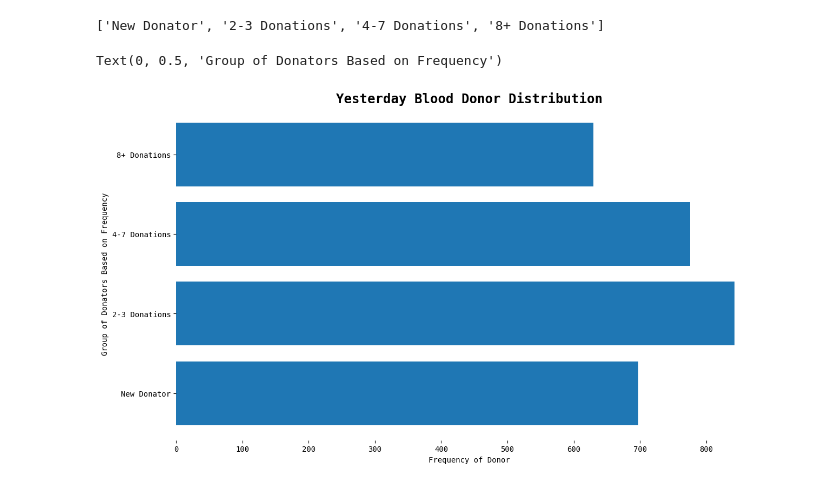
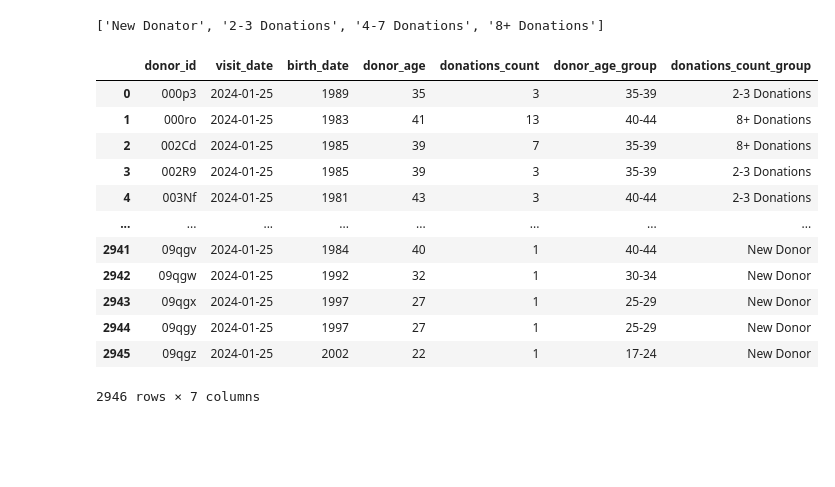
Before and after one commit to adleefuad/blood_donation, a Jupyter notebook: EDA.ipynb, the cells around one changed output. Cells and saved outputs as stored; diff of their text form; code cells hidden in the pictures; blank space fills up the shorter version.

```diff
--- a/EDA.ipynb
+++ b/EDA.ipynb
@@ -625,15 +625,3 @@ labels_latest = ['New Donator','2-3 Donations','4-7 Donations','8+ Donations']
 labels_latest
 # %% [output]
 ['New Donator', '2-3 Donations', '4-7 Donations', '8+ Donations']
-# %%
-#plot Horizontal Bar for the latest donations frequency
-fig,ax = plt.subplots(figsize=(14,8))
-plt.barh(labels_latest,values),
-
-plt.title('Yesterday Blood Donor Distribution',weight = 'bold',fontsize = 'xx-large')
-ax.set_frame_on(False)
-plt.xlabel('Frequency of Donor')
-plt.ylabel('Group of Donators Based on Frequency')
-# %% [output]
-Text(0, 0.5, 'Group of Donators Based on Frequency')
-[figure, removed]
@@ -641,0 +640,16 @@ Text(0, 0.5, 'Group of Donators Based on Frequency')
+# %%
+latest_donor
+# %% [output]
+|  | donor_id | visit_date | birth_date | donor_age | donations_count | donor_age_group | donations_count_group |
+| 0 | 000p3 | 2024-01-25 | 1989 | 35 | 3 | 35-39 | 2-3 Donations |
+| 1 | 000ro | 2024-01-25 | 1983 | 41 | 13 | 40-44 | 8+ Donations |
+| 2 | 002Cd | 2024-01-25 | 1985 | 39 | 7 | 35-39 | 8+ Donations |
+| 3 | 002R9 | 2024-01-25 | 1985 | 39 | 3 | 35-39 | 2-3 Donations |
+| 4 | 003Nf | 2024-01-25 | 1981 | 43 | 3 | 40-44 | 2-3 Donations |
+| ... | ... | ... | ... | ... | ... | ... | ... |
+| 2941 | 09qgv | 2024-01-25 | 1984 | 40 | 1 | 40-44 | New Donor |
+| 2942 | 09qgw | 2024-01-25 | 1992 | 32 | 1 | 30-34 | New Donor |
+| 2943 | 09qgx | 2024-01-25 | 1997 | 27 | 1 | 25-29 | New Donor |
+| 2944 | 09qgy | 2024-01-25 | 1997 | 27 | 1 | 25-29 | New Donor |
+| 2945 | 09qgz | 2024-01-25 | 2002 | 22 | 1 | 17-24 | New Donor |
+2946 rows × 7 columns
```
Also changed, not shown: parts of 7 cells of this notebook.
